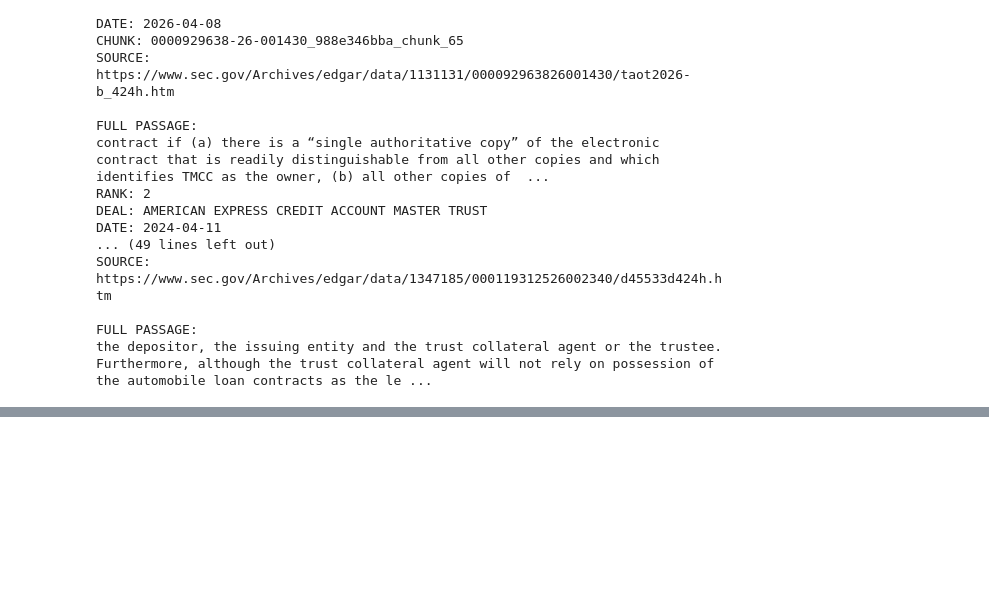
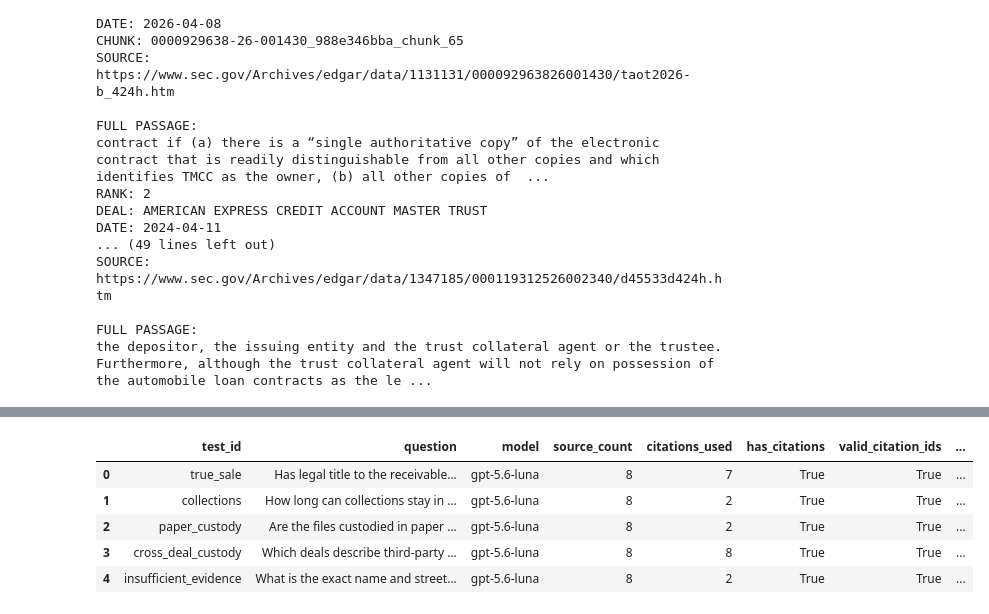
Before and after one commit to Break-Through-Tech/PIMCO-1C-ai-surveillance-analysis-based-on-abs-prospectuses, a Jupyter notebook: notebooks/btt_ai_fall_studio_pimco_1c.ipynb, the cells around one changed output, grey strips where cells are left out. Cells and saved outputs as stored; diff of their text form; code cells hidden in the pictures; blank space fills up the shorter version.

Commit message:
task 2

```diff
--- a/notebooks/btt_ai_fall_studio_pimco_1c.ipynb
+++ b/notebooks/btt_ai_fall_studio_pimco_1c.ipynb
@@ -2477,0 +3117,94 @@ Backup saved: /Users/mahisheth/Downloads/BTT-PIMCO1C/PIMCO-1C-ai-surveillance-an
+# %%
+evaluation_rows = []
+
+for case in TEST_CASES:
+    case_id = case["id"]
+    if case_id not in TASK2_RESULTS:
+        continue
+
+    result = TASK2_RESULTS[case_id]
+    answer = result["answer"]
+    sources = result.get("sources", [])
+
+    known_refs = {
+        s["reference"] for s in sources
+    }
+
+    cited_refs = set(
+        re.findall(r"\[(S\d+)\]", answer)
+    )
+
+    unknown_refs = cited_refs - known_refs
+    usage = result.get("usage") or {}
+
+    evaluation_rows.append({
+        "test_id": case_id,
+        "question": case["question"],
+        "model": result.get("model"),
+        "source_count": len(sources),
+        "citations_used": len(cited_refs),
+        "has_citations": len(cited_refs) > 0,
+        "valid_citation_ids": len(unknown_refs) == 0,
+        "finish_reason": result.get("finish_reason"),
+        "prompt_tokens": usage.get("prompt_tokens"),
+        "completion_tokens": usage.get(
+            "completion_tokens"
+        ),
+        "total_tokens": usage.get("total_tokens"),
+        "factually_correct": "",
+        "citations_support_claims": "",
+        "handles_uncertainty": "",
+        "review_notes": ""
+    })
+
+task2_eval_df = pd.DataFrame(evaluation_rows)
+
+display(task2_eval_df)
+
+# Save without overwriting previous manual reviews
+task2_eval_path = (
+    TASK2_DIR / "task2_answer_evaluation.csv"
+)
+
+if not task2_eval_path.exists():
+    task2_eval_df.to_csv(
+        task2_eval_path,
+        index=False
+    )
+
+    print("\nEvaluation saved:", task2_eval_path)
+
+else:
+    print(
+        "\nExisting evaluation file preserved:",
+        task2_eval_path
+    )
+
+print("\nEvaluation summary:")
+
+if not task2_eval_df.empty:
+    print(
+        "Answers evaluated:",
+        len(task2_eval_df)
+    )
+
+    print(
+        "Answers with valid citation IDs:",
+        int(
+            task2_eval_df["valid_citation_ids"].sum()
+        )
+    )
+
+    print(
+        "Answers containing citations:",
+        int(
+            task2_eval_df["has_citations"].sum()
+        )
+    )
+# %% [output]
+|  | test_id | question | model | source_count | citations_used | has_citations | valid_citation_ids | ... |
+| 0 | true_sale | Has legal title to the receivable... | gpt-5.6-luna | 8 | 7 | True | True | ... |
+| 1 | collections | How long can collections stay in ... | gpt-5.6-luna | 8 | 2 | True | True | ... |
+| 2 | paper_custody | Are the files custodied in paper ... | gpt-5.6-luna | 8 | 2 | True | True | ... |
+| 3 | cross_deal_custody | Which deals describe third-party ... | gpt-5.6-luna | 8 | 8 | True | True | ... |
+| 4 | insufficient_evidence | What is the exact name and street... | gpt-5.6-luna | 8 | 2 | True | True | ... |
```
Also changed, not shown: parts of 21 cells of this notebook.
